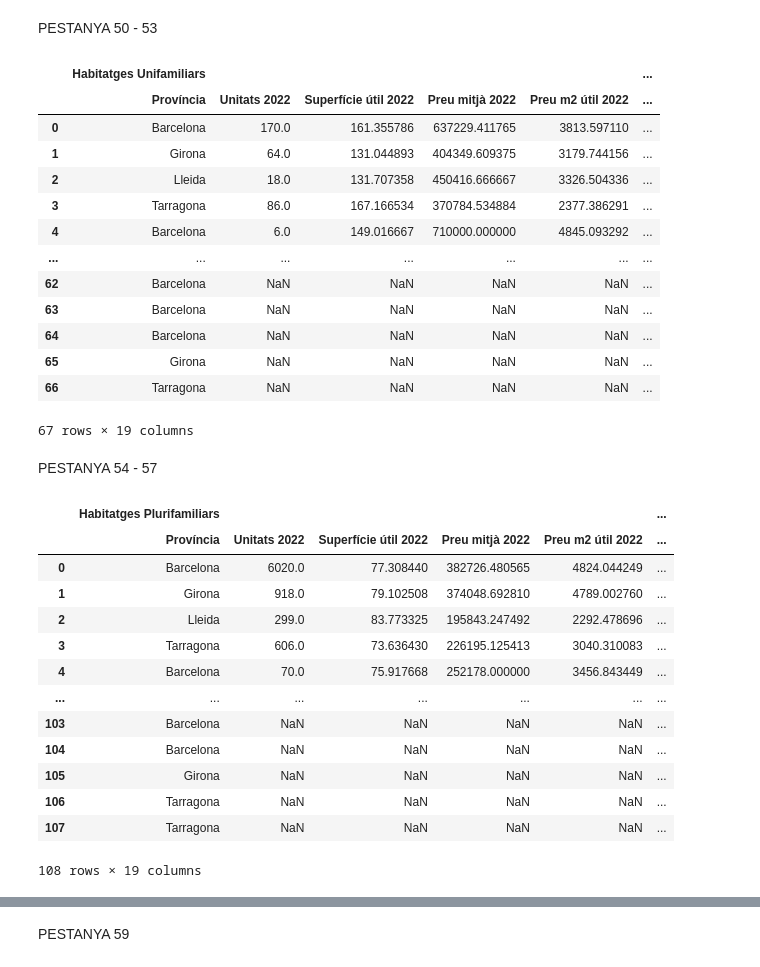
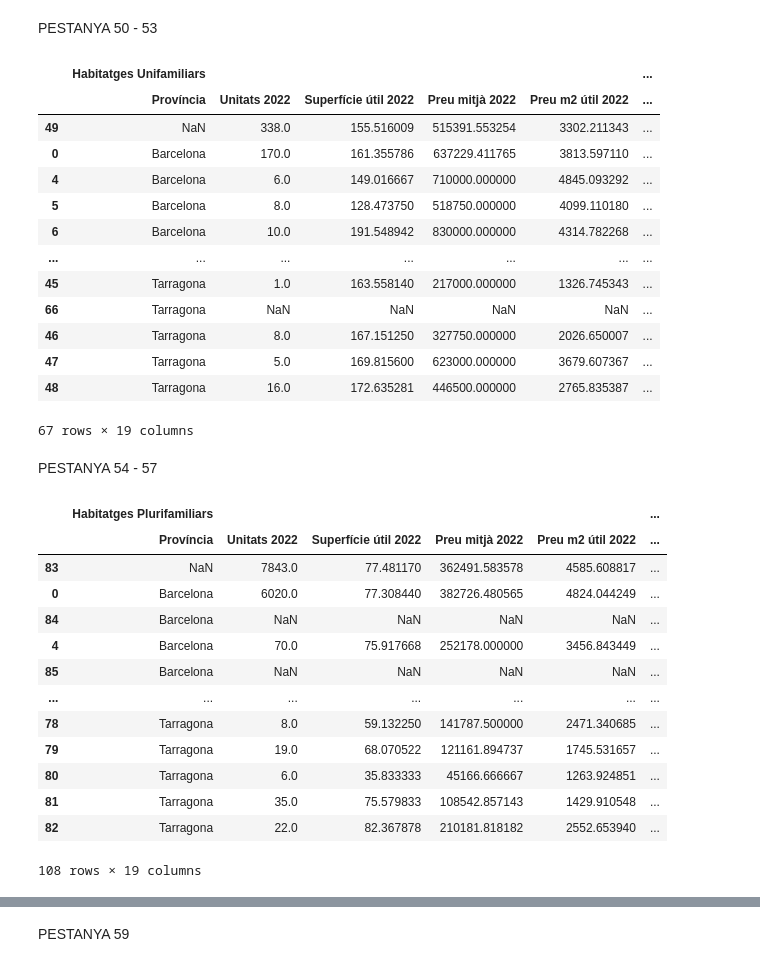
Before and after one commit to rubenlj-git/Taules_oferta_1S23, a Jupyter notebook: taules_resum_1S2023.ipynb, the cells around one changed output, grey strips where cells are left out. Saved outputs shown, nothing was run; the diff lists cells and outputs as text; code cells hidden in the pictures.

```diff
--- a/taules_resum_1S2023.ipynb
+++ b/taules_resum_1S2023.ipynb
@@ -1268,44 +1260,46 @@ table121_2022.columns = pd.MultiIndex.from_tuples([
            ("Habitatges Unifamiliars", "Superfície útil 2022"),
            ("Habitatges Unifamiliars", "Preu mitjà 2022"),
            ("Habitatges Unifamiliars", "Preu m2 útil 2022"),
                        ("Habitatges Unifamiliars", "Municipi"),
                        ("Habitatges Unifamiliars", "País")])
 table121_2023 = table80_uni.copy()
 table121_2023.columns = pd.MultiIndex.from_tuples([
                ("Habitatges Unifamiliars", "Província"),
                            ("Habitatges Unifamiliars", "Unitats 2023"),
            ("Habitatges Unifamiliars", "Superfície útil 2023"),
            ("Habitatges Unifamiliars", "Preu mitjà 2023"),
            ("Habitatges Unifamiliars", "Preu m2 útil 2023"),
                        ("Habitatges Unifamiliars", "Municipi"),
                        ("Habitatges Unifamiliars", "País")])
 
 table121 = pd.merge(table121_2022, table121_2023, how="outer", on=[("Habitatges Unifamiliars", "País"), ("Habitatges Unifamiliars", "Província"), ("Habitatges Unifamiliars", "Municipi")])
 table121[("Habitatges Unifamiliars","Variació unitats")] = table121[("Habitatges Unifamiliars", "Unitats 2023")] - table121[("Habitatges Unifamiliars", "Unitats 2022")]
 table121[("Habitatges Unifamiliars","Variació Superfície útil")] = table121[("Habitatges Unifamiliars", "Superfície útil 2023")] - table121[("Habitatges Unifamiliars", "Superfície útil 2022")]
 table121[("Habitatges Unifamiliars","Variació Preu mitjà")] = table121[("Habitatges Unifamiliars", "Preu mitjà 2023")] - table121[("Habitatges Unifamiliars", "Preu mitjà 2022")]
 table121[("Habitatges Unifamiliars","Variació Preu m2 útil")] = table121[("Habitatges Unifamiliars", "Preu m2 útil 2023")] - table121[("Habitatges Unifamiliars", "Preu m2 útil 2022")]
 
 table121[("Habitatges Unifamiliars","Variació % unitats")] = ((table121[("Habitatges Unifamiliars", "Unitats 2023")]/table121[("Habitatges Unifamiliars", "Unitats 2022")])-1)*100
 table121[("Habitatges Unifamiliars","Variació % Superfície útil")] = ((table121[("Habitatges Unifamiliars", "Superfície útil 2023")]/table121[("Habitatges Unifamiliars", "Superfície útil 2022")])-1)*100
 table121[("Habitatges Unifamiliars","Variació % Preu mitjà")] = ((table121[("Habitatges Unifamiliars", "Preu mitjà 2023")]/table121[("Habitatges Unifamiliars", "Preu mitjà 2022")])-1)*100
 table121[("Habitatges Unifamiliars","Variació % Preu m2 útil")] = ((table121[("Habitatges Unifamiliars", "Preu m2 útil 2023")]/table121[("Habitatges Unifamiliars", "Preu m2 útil 2022")])-1)*100
 
+
+table121 = table121.sort_values([('Habitatges Unifamiliars',            'País'), ('Habitatges Unifamiliars',       'Província'),            ('Habitatges Unifamiliars',        'Municipi')], na_position="first")
 table121
 # %% [output]
 |  | Habitatges Unifamiliars |  |  |  |  | ... |
 |  | Província | Unitats 2022 | Superfície útil 2022 | Preu mitjà 2022 | Preu m2 útil 2022 | ... |
+| 49 | NaN | 338.0 | 155.516009 | 515391.553254 | 3302.211343 | ... |
 | 0 | Barcelona | 170.0 | 161.355786 | 637229.411765 | 3813.597110 | ... |
-| 1 | Girona | 64.0 | 131.044893 | 404349.609375 | 3179.744156 | ... |
-| 2 | Lleida | 18.0 | 131.707358 | 450416.666667 | 3326.504336 | ... |
-| 3 | Tarragona | 86.0 | 167.166534 | 370784.534884 | 2377.386291 | ... |
 | 4 | Barcelona | 6.0 | 149.016667 | 710000.000000 | 4845.093292 | ... |
+| 5 | Barcelona | 8.0 | 128.473750 | 518750.000000 | 4099.110180 | ... |
+| 6 | Barcelona | 10.0 | 191.548942 | 830000.000000 | 4314.782268 | ... |
 | ... | ... | ... | ... | ... | ... | ... |
-| 62 | Barcelona | NaN | NaN | NaN | NaN | ... |
-| 63 | Barcelona | NaN | NaN | NaN | NaN | ... |
-| 64 | Barcelona | NaN | NaN | NaN | NaN | ... |
-| 65 | Girona | NaN | NaN | NaN | NaN | ... |
+| 45 | Tarragona | 1.0 | 163.558140 | 217000.000000 | 1326.745343 | ... |
 | 66 | Tarragona | NaN | NaN | NaN | NaN | ... |
+| 46 | Tarragona | 8.0 | 167.151250 | 327750.000000 | 2026.650007 | ... |
+| 47 | Tarragona | 5.0 | 169.815600 | 623000.000000 | 3679.607367 | ... |
+| 48 | Tarragona | 16.0 | 172.635281 | 446500.000000 | 2765.835387 | ... |
 67 rows × 19 columns
 # %% [markdown]
 PESTANYA 54 - 57
@@ -1341,21 +1335,22 @@ table125[("Habitatges Plurifamiliars","Variació % Superfície útil")] = ((tabl
 table125[("Habitatges Plurifamiliars","Variació % Preu mitjà")] = ((table125[("Habitatges Plurifamiliars", "Preu mitjà 2023")]/table125[("Habitatges Plurifamiliars", "Preu mitjà 2022")])-1)*100
 table125[("Habitatges Plurifamiliars","Variació % Preu m2 útil")] = ((table125[("Habitatges Plurifamiliars", "Preu m2 útil 2023")]/table125[("Habitatges Plurifamiliars", "Preu m2 útil 2022")])-1)*100
 
+table125 = table125.sort_values([('Habitatges Plurifamiliars',            'País'), ('Habitatges Plurifamiliars',       'Província'),            ('Habitatges Plurifamiliars',        'Municipi')], na_position="first")
 table125
 # %% [output]
 |  | Habitatges Plurifamiliars |  |  |  |  | ... |
 |  | Província | Unitats 2022 | Superfície útil 2022 | Preu mitjà 2022 | Preu m2 útil 2022 | ... |
+| 83 | NaN | 7843.0 | 77.481170 | 362491.583578 | 4585.608817 | ... |
 | 0 | Barcelona | 6020.0 | 77.308440 | 382726.480565 | 4824.044249 | ... |
-| 1 | Girona | 918.0 | 79.102508 | 374048.692810 | 4789.002760 | ... |
-| 2 | Lleida | 299.0 | 83.773325 | 195843.247492 | 2292.478696 | ... |
-| 3 | Tarragona | 606.0 | 73.636430 | 226195.125413 | 3040.310083 | ... |
+| 84 | Barcelona | NaN | NaN | NaN | NaN | ... |
 | 4 | Barcelona | 70.0 | 75.917668 | 252178.000000 | 3456.843449 | ... |
+| 85 | Barcelona | NaN | NaN | NaN | NaN | ... |
 | ... | ... | ... | ... | ... | ... | ... |
-| 103 | Barcelona | NaN | NaN | NaN | NaN | ... |
-| 104 | Barcelona | NaN | NaN | NaN | NaN | ... |
-| 105 | Girona | NaN | NaN | NaN | NaN | ... |
-| 106 | Tarragona | NaN | NaN | NaN | NaN | ... |
-| 107 | Tarragona | NaN | NaN | NaN | NaN | ... |
+| 78 | Tarragona | 8.0 | 59.132250 | 141787.500000 | 2471.340685 | ... |
+| 79 | Tarragona | 19.0 | 68.070522 | 121161.894737 | 1745.531657 | ... |
+| 80 | Tarragona | 6.0 | 35.833333 | 45166.666667 | 1263.924851 | ... |
+| 81 | Tarragona | 35.0 | 75.579833 | 108542.857143 | 1429.910548 | ... |
+| 82 | Tarragona | 22.0 | 82.367878 | 210181.818182 | 2552.653940 | ... |
 108 rows × 19 columns
 # %%
 table125_2021 = table117_pluri.copy()
```
Also changed, not shown: parts of 21 cells of this notebook, 5 other files.
